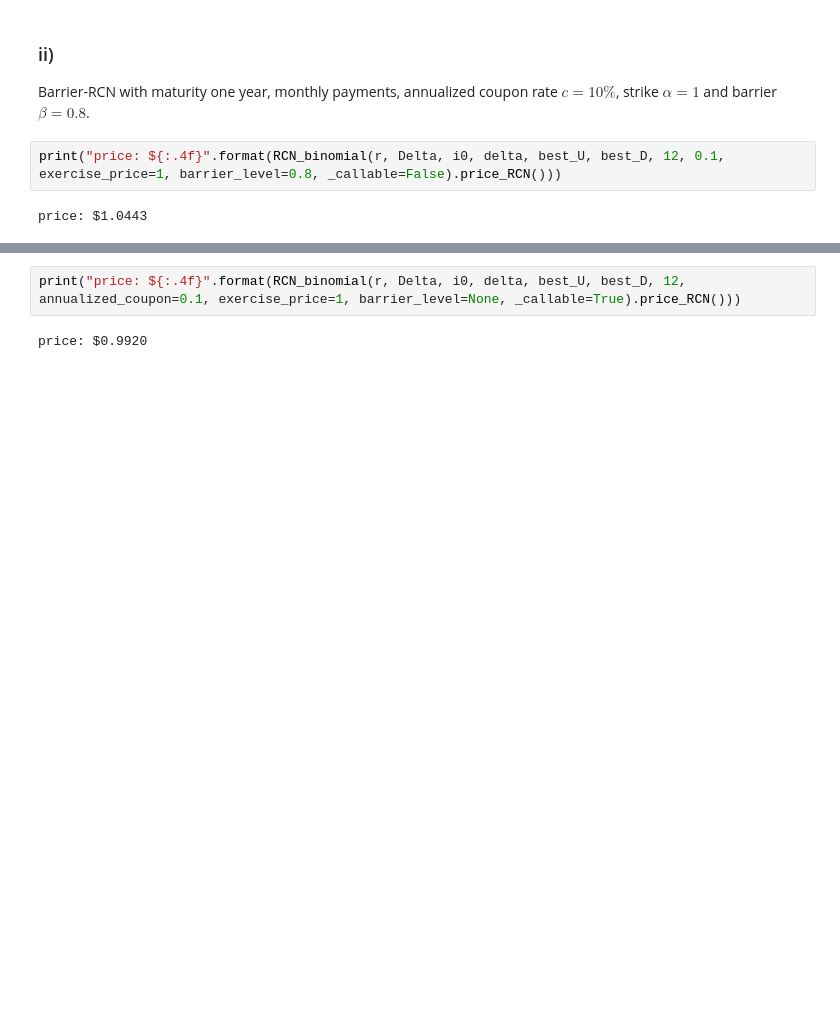
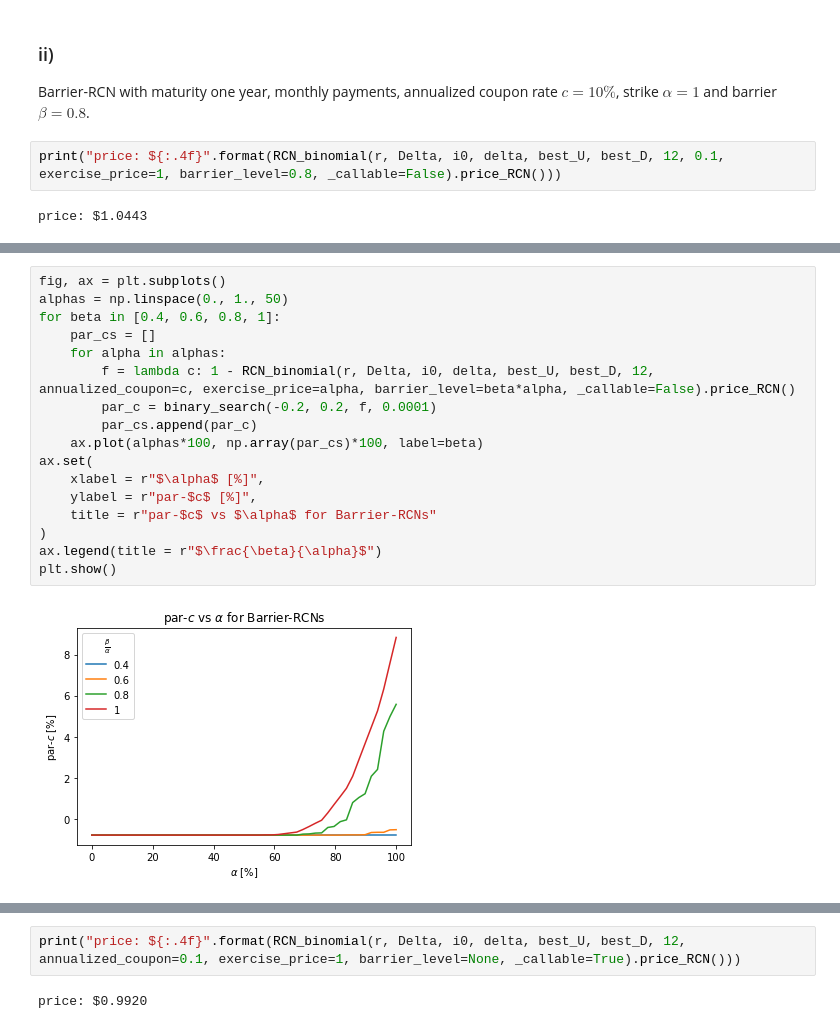
Before and after one commit to dexdx/Derivatives_Project, a Jupyter notebook: analysis_alex.ipynb, the cells around one changed output, grey strips where cells are left out. Cells and saved outputs as stored; diff of their text form; blank space fills up the shorter version.

```diff
--- a/analysis_alex.ipynb
+++ b/analysis_alex.ipynb
@@ -104,0 +121,19 @@ price: $1.0443
+# %%
+fig, ax = plt.subplots()
+alphas = np.linspace(0., 1., 50)
+for beta in [0.4, 0.6, 0.8, 1]:
+    par_cs = []
+    for alpha in alphas:
+        f = lambda c: 1 - RCN_binomial(r, Delta, i0, delta, best_U, best_D, 12, annualized_coupon=c, exercise_price=alpha, barrier_level=beta*alpha, _callable=False).price_RCN()
+        par_c = binary_search(-0.2, 0.2, f, 0.0001)
+        par_cs.append(par_c)
+    ax.plot(alphas*100, np.array(par_cs)*100, label=beta)
+ax.set(
+    xlabel = r"$\alpha$ [%]",
+    ylabel = r"par-$c$ [%]",
+    title = r"par-$c$ vs $\alpha$ for Barrier-RCNs"
+)
+ax.legend(title = r"$\frac{\beta}{\alpha}$")
+plt.show()
+# %% [output]
+[figure, added]
```
Also changed, not shown: parts of 23 cells of this notebook, 1 other file.
